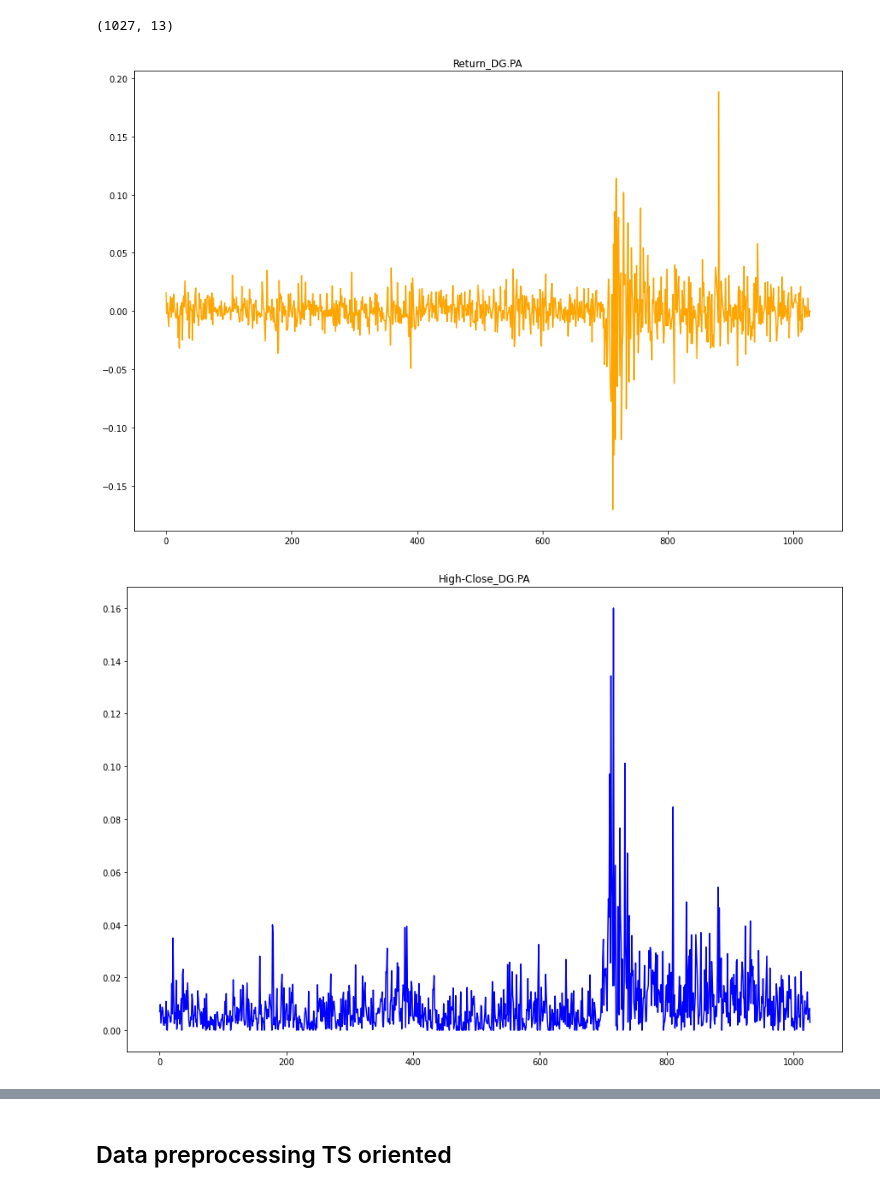
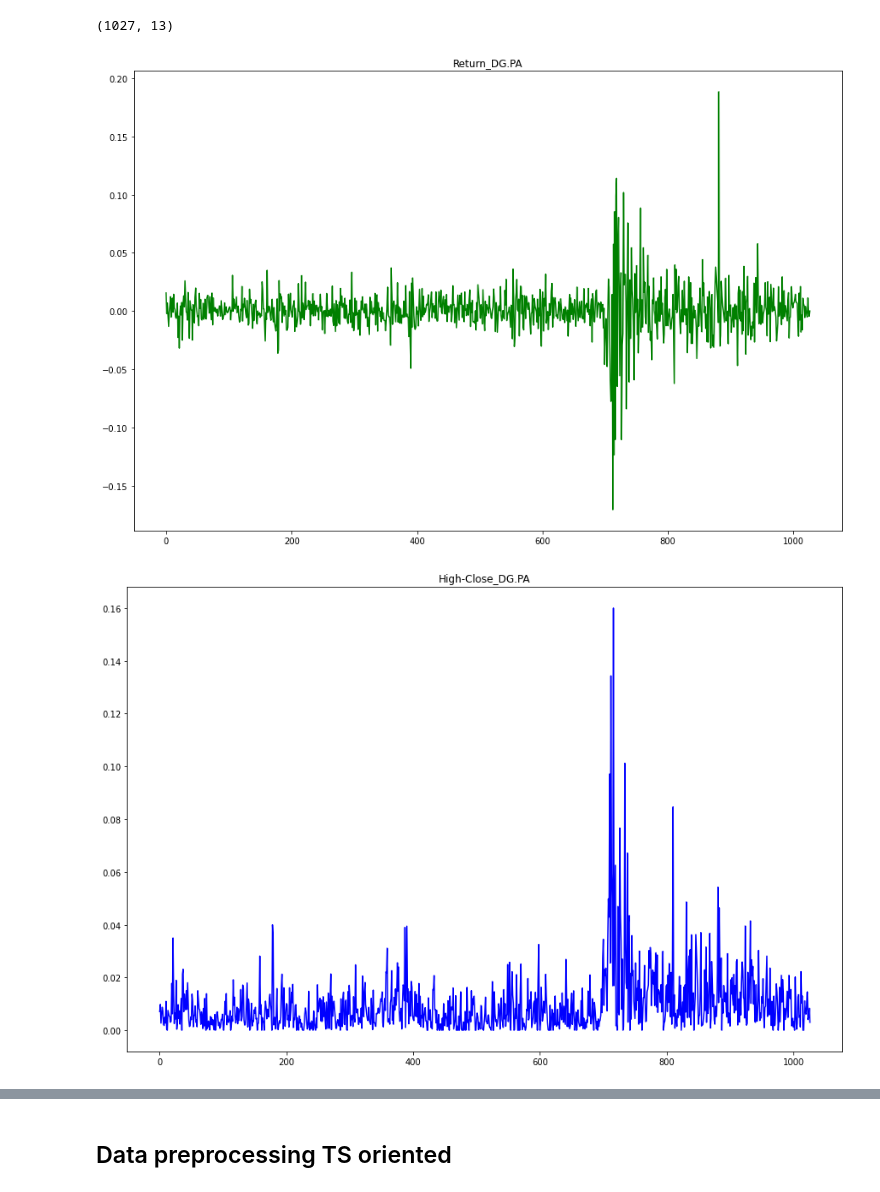
Before and after one commit to Jaouad-AHRAOUI/stock_prediction, a Jupyter notebook: notebooks/2_anastasia_LSTM_Vinci.ipynb, the cells around one changed output, grey strips where cells are left out. Saved outputs shown, nothing was run; the diff lists cells and outputs as text; code cells hidden in the pictures.

```diff
--- a/notebooks/2_anastasia_LSTM_Vinci.ipynb
+++ b/notebooks/2_anastasia_LSTM_Vinci.ipynb
@@ -52,3 +57,5 @@ idx = data.columns[0][7:]
+# %%
+data, idx = load_preproc_data('vinci')
 # %%
 data.head()
 # %% [output]
@@ -65,16 +72,16 @@ data.shape
 # %%
 #---Plot the temporal progression of different features of our Data
 
 %matplotlib inline
 
 for col in data.columns:
-    color="orange" if col == f"Return_{idx}" else "blue"
-    data[col].plot(figsize=(15, 10), color=color)
+    color="green" if col == f"Return_{idx}" else "blue"
+    data[col].plot(figsize=(10,4), color=color)
     plt.title(col)
 
     plt.show()
 # %% [output]
-[figure, old version]
+[figure, new version]
 [figure]
 [figure]
 [figure]
```
Also changed, not shown: parts of 31 cells of this notebook.
